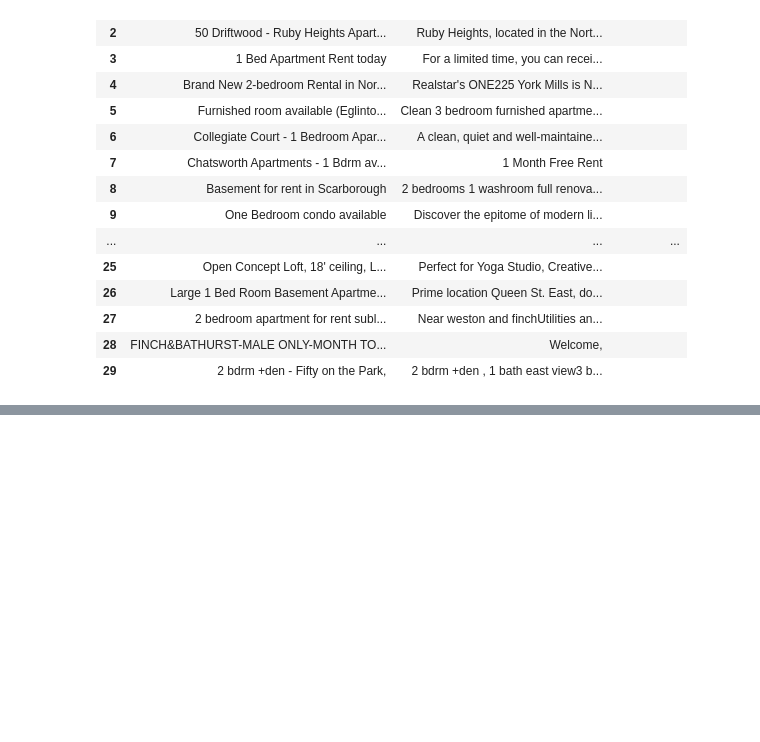
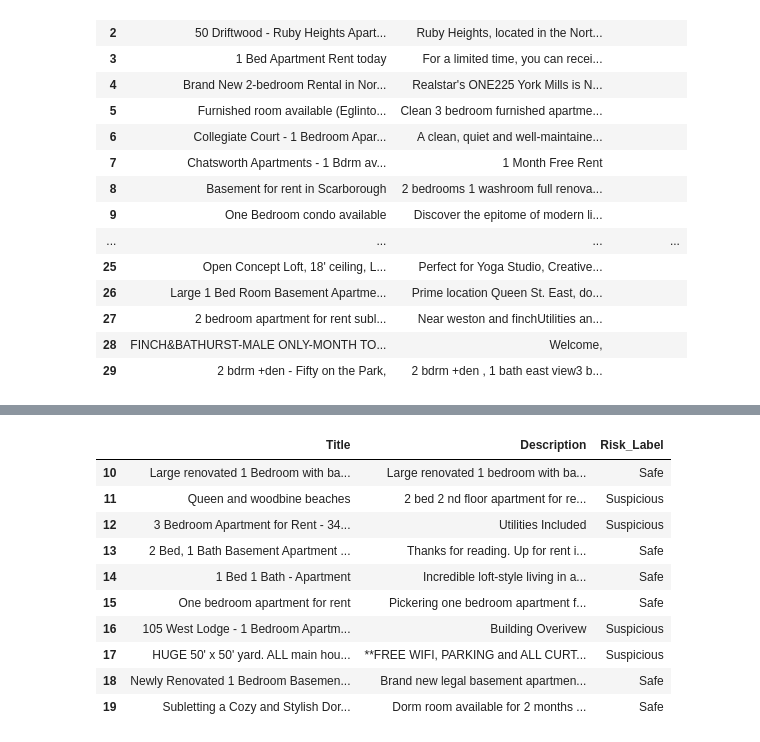
Before and after one commit to AlemMekru/Deep_Learning_Systems, a Jupyter notebook: deep_learning.ipynb, the cells around one changed output, grey strips where cells are left out. Cells and saved outputs as stored; diff of their text form; code cells hidden in the pictures; blank space fills up the shorter version.

```diff
--- a/deep_learning.ipynb
+++ b/deep_learning.ipynb
@@ -261,0 +305,27 @@ sample_df[["Title", "Description", "Risk_Label"]]
+# %%
+# Manually assign rows 10 to 19
+sample_df.loc[10, "Risk_Label"] = "Safe"
+sample_df.loc[11, "Risk_Label"] = "Suspicious"
+sample_df.loc[12, "Risk_Label"] = "Suspicious"
+sample_df.loc[13, "Risk_Label"] = "Safe"
+sample_df.loc[14, "Risk_Label"] = "Safe"
+sample_df.loc[15, "Risk_Label"] = "Safe"
+sample_df.loc[16, "Risk_Label"] = "Suspicious"
+sample_df.loc[17, "Risk_Label"] = "Suspicious"
+sample_df.loc[18, "Risk_Label"] = "Safe"
+sample_df.loc[19, "Risk_Label"] = "Safe"
+
+# Show rows 10 to 19
+sample_df.loc[10:19]
+# %% [output]
+|  | Title | Description | Risk_Label |
+| 10 | Large renovated 1 Bedroom with ba... | Large renovated 1 bedroom with ba... | Safe |
+| 11 | Queen and woodbine beaches | 2 bed 2 nd floor apartment for re... | Suspicious |
+| 12 | 3 Bedroom Apartment for Rent - 34... | Utilities Included | Suspicious |
+| 13 | 2 Bed, 1 Bath Basement Apartment ... | Thanks for reading. Up for rent i... | Safe |
+| 14 | 1 Bed 1 Bath - Apartment | Incredible loft-style living in a... | Safe |
+| 15 | One bedroom apartment for rent | Pickering one bedroom apartment f... | Safe |
+| 16 | 105 West Lodge - 1 Bedroom Apartm... | Building Overivew | Suspicious |
+| 17 | HUGE 50' x 50' yard. ALL main hou... | **FREE WIFI, PARKING and ALL CURT... | Suspicious |
+| 18 | Newly Renovated 1 Bedroom Basemen... | Brand new legal basement apartmen... | Safe |
+| 19 | Subletting a Cozy and Stylish Dor... | Dorm room available for 2 months ... | Safe |
```
Also changed, not shown: parts of 6 cells of this notebook.
